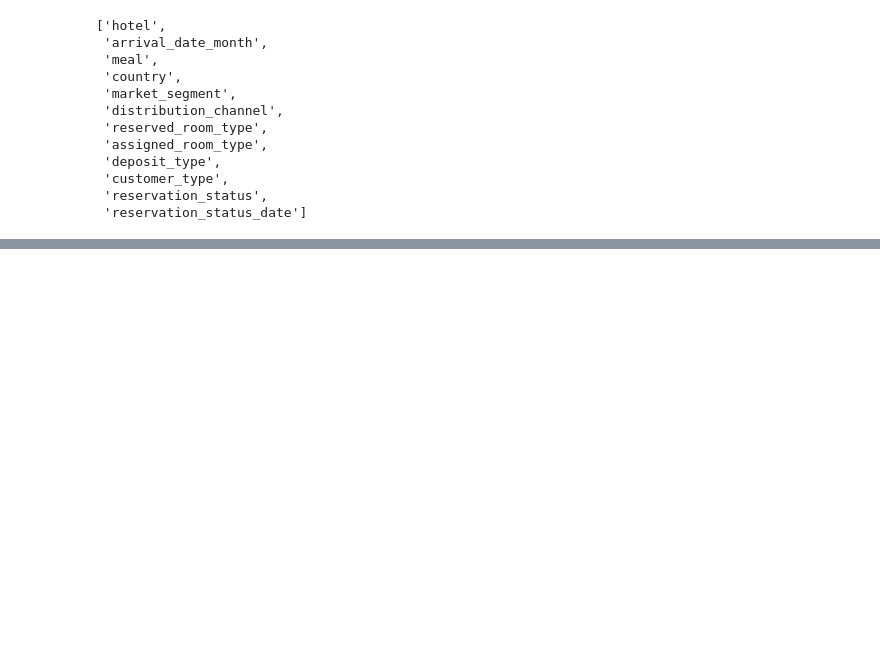
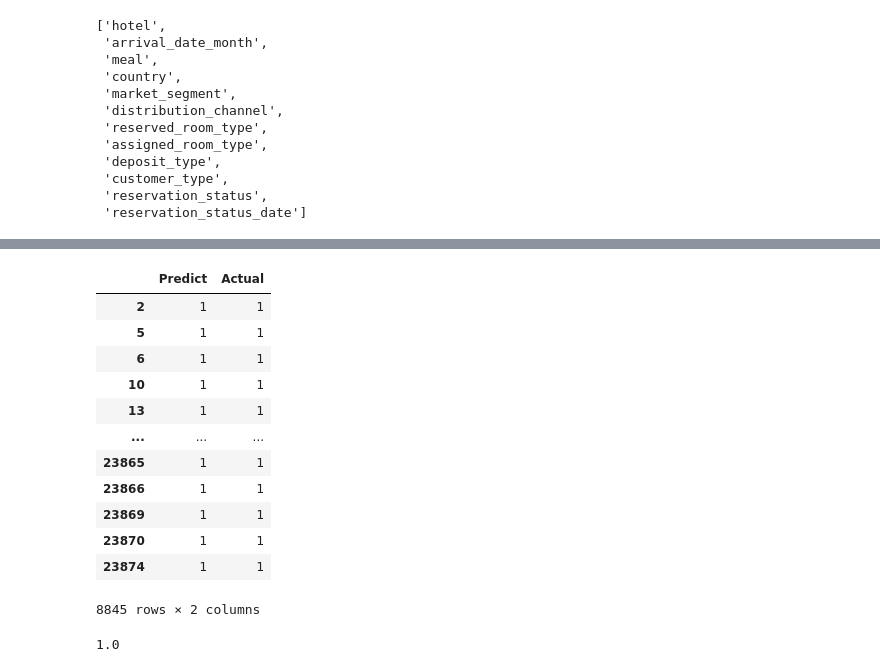
Before and after one commit to jakubtyminski/DS_Projects, a Jupyter notebook: hotel_booking_project/hotel_booking_project.ipynb, the cells around one changed output, grey strips where cells are left out. Saved outputs shown, nothing was run; the diff lists cells and outputs as text; code cells hidden in the pictures; blank space fills up the shorter version.

```diff
--- a/hotel_booking_project/hotel_booking_project.ipynb
+++ b/hotel_booking_project/hotel_booking_project.ipynb
@@ -577,0 +600,14 @@ TypeError: __init__() missing 1 required positional argument: 'columns_to_remove
+# %%
+transformer_list = [ ('categorical_pipeline', transformer_1),
+                  ('numerical_pipeline', transformer_2)]
+
+combined_pipeline = FeatureUnion(transformer_list=transformer_list)
+
+
+final_pipeline = Pipeline(steps = [
+    ('combined_pipeline', combined_pipeline),
+    ('pca', PCA()),
+    ('logistic_regression', LogisticRegression())
+])
+# %%
+final_pipeline.fit(X_train, y_train)
@@ -577,0 +639,3 @@ TypeError: __init__() missing 1 required positional argument: 'columns_to_remove
+# %%
+predictions = final_pipeline.predict(X_test)
+predictions
@@ -577,0 +655,4 @@ TypeError: __init__() missing 1 required positional argument: 'columns_to_remove
+# %%
+a = pd.DataFrame([predictions, y_test]).T
+a.columns = ['Predict', 'Actual']
+a.head()
@@ -577,0 +666,22 @@ TypeError: __init__() missing 1 required positional argument: 'columns_to_remove
+# %%
+recall_df = a[a.Actual==1]
+recall_df
+# %% [output]
+|  | Predict | Actual |
+| 2 | 1 | 1 |
+| 5 | 1 | 1 |
+| 6 | 1 | 1 |
+| 10 | 1 | 1 |
+| 13 | 1 | 1 |
+| ... | ... | ... |
+| 23865 | 1 | 1 |
+| 23866 | 1 | 1 |
+| 23869 | 1 | 1 |
+| 23870 | 1 | 1 |
+| 23874 | 1 | 1 |
+8845 rows × 2 columns
+# %%
+recall = recall_df.Predict.sum() / recall_df.Actual.sum()
+recall
+# %% [output]
+1.0
```
Also changed, not shown: parts of 18 cells of this notebook.
